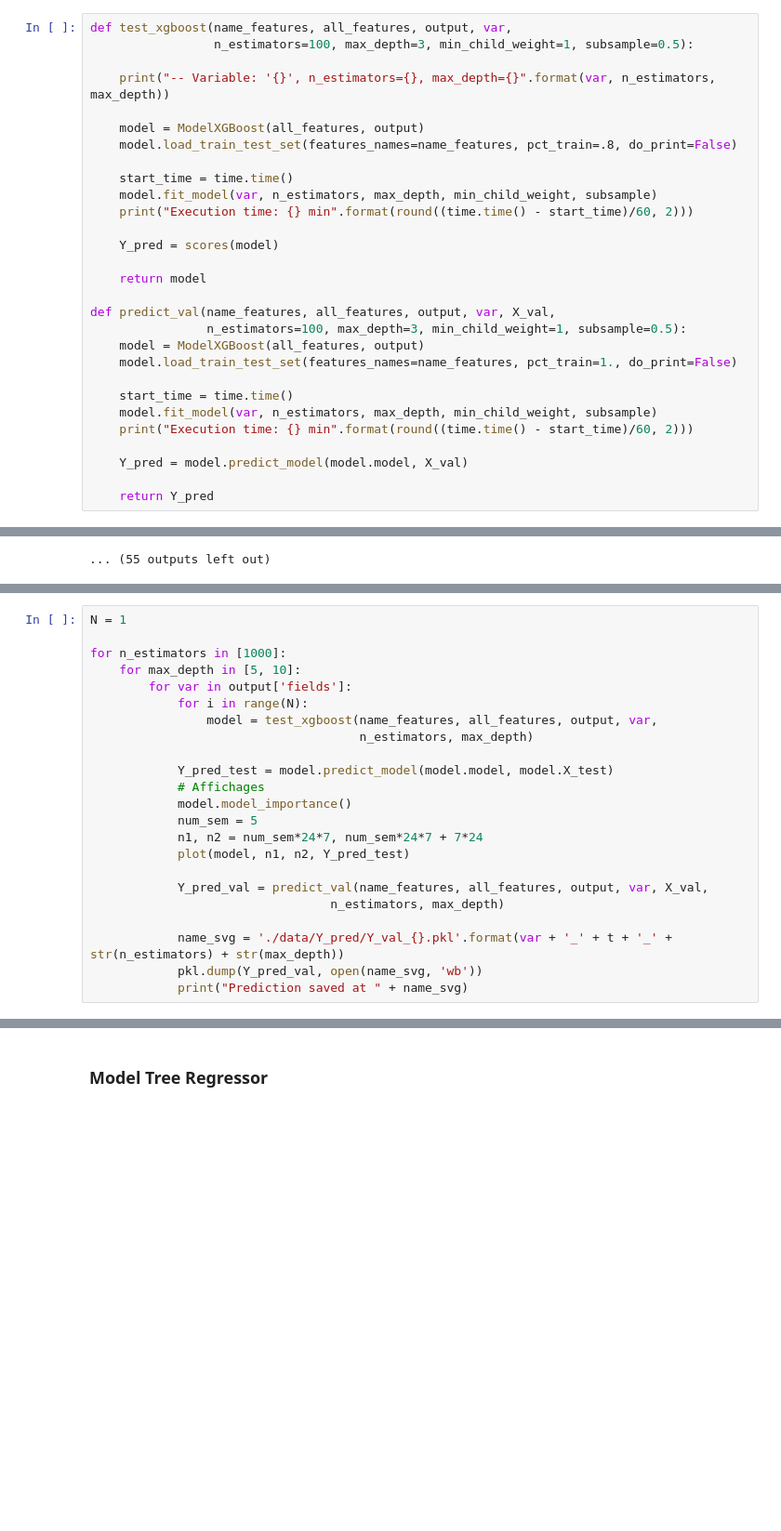
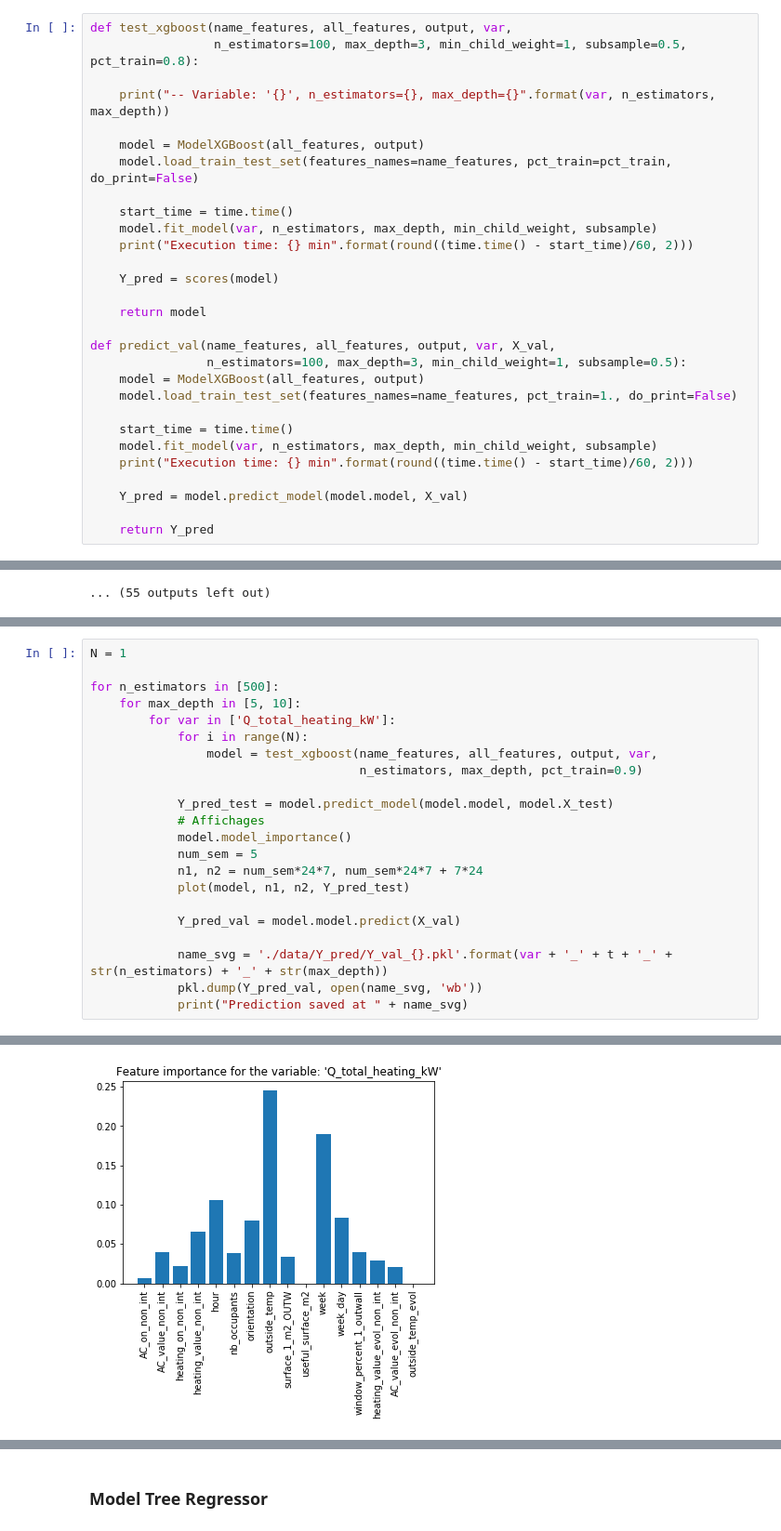
Before and after one commit to adelegi/Challenge_ENS, a Jupyter notebook: Test_XGBoost_heating_conso.ipynb, the cells around one changed output, grey strips where cells are left out. Shown at 93% size. Cells and saved outputs as stored; diff of their text form; blank space fills up the shorter version.

Commit message:
Script to launch several test on XGBoost model

```diff
--- a/Test_XGBoost_heating_conso.ipynb
+++ b/Test_XGBoost_heating_conso.ipynb
@@ -76,12 +76,12 @@ name_features
 ### Modèle XGBoost
 # %%
 def test_xgboost(name_features, all_features, output, var,
-                 n_estimators=100, max_depth=3, min_child_weight=1, subsample=0.5):
+                 n_estimators=100, max_depth=3, min_child_weight=1, subsample=0.5, pct_train=0.8):
 
     print("-- Variable: '{}', n_estimators={}, max_depth={}".format(var, n_estimators, max_depth))
 
     model = ModelXGBoost(all_features, output)
-    model.load_train_test_set(features_names=name_features, pct_train=.8, do_print=False)
+    model.load_train_test_set(features_names=name_features, pct_train=pct_train, do_print=False)
 
     start_time = time.time()
     model.fit_model(var, n_estimators, max_depth, min_child_weight, subsample)
@@ -245,12 +257,12 @@ MSE on train set: 0.134178695717
 # %%
 N = 1
 
-for n_estimators in [1000]:
+for n_estimators in [500]:
     for max_depth in [5, 10]:
-        for var in output['fields']:
+        for var in ['Q_total_heating_kW']:
             for i in range(N):
                 model = test_xgboost(name_features, all_features, output, var,
-                                     n_estimators, max_depth)
+                                     n_estimators, max_depth, pct_train=0.9)
 
             Y_pred_test = model.predict_model(model.model, model.X_test)
             # Affichages
@@ -259,10 +271,9 @@ for n_estimators in [1000]:
             n1, n2 = num_sem*24*7, num_sem*24*7 + 7*24
             plot(model, n1, n2, Y_pred_test)
 
-            Y_pred_val = predict_val(name_features, all_features, output, var, X_val,
-                                 n_estimators, max_depth)
+            Y_pred_val = model.model.predict(X_val)
 
-            name_svg = './data/Y_pred/Y_val_{}.pkl'.format(var + '_' + t + '_' + str(n_estimators) + str(max_depth))
+            name_svg = './data/Y_pred/Y_val_{}.pkl'.format(var + '_' + t + '_' + str(n_estimators) + '_' + str(max_depth))
             pkl.dump(Y_pred_val, open(name_svg, 'wb'))
             print("Prediction saved at " + name_svg)
 # %% [output]
@@ -269,0 +284 @@ for n_estimators in [1000]:
+[figure, added]
```
Also changed, not shown: parts of 8 cells of this notebook, 4 other files.
